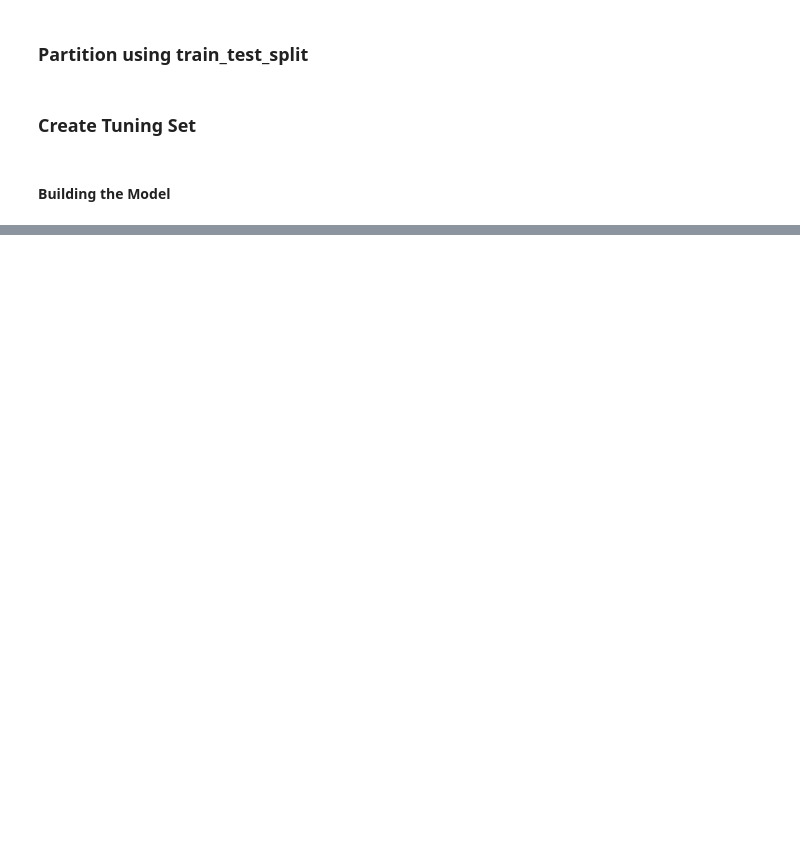
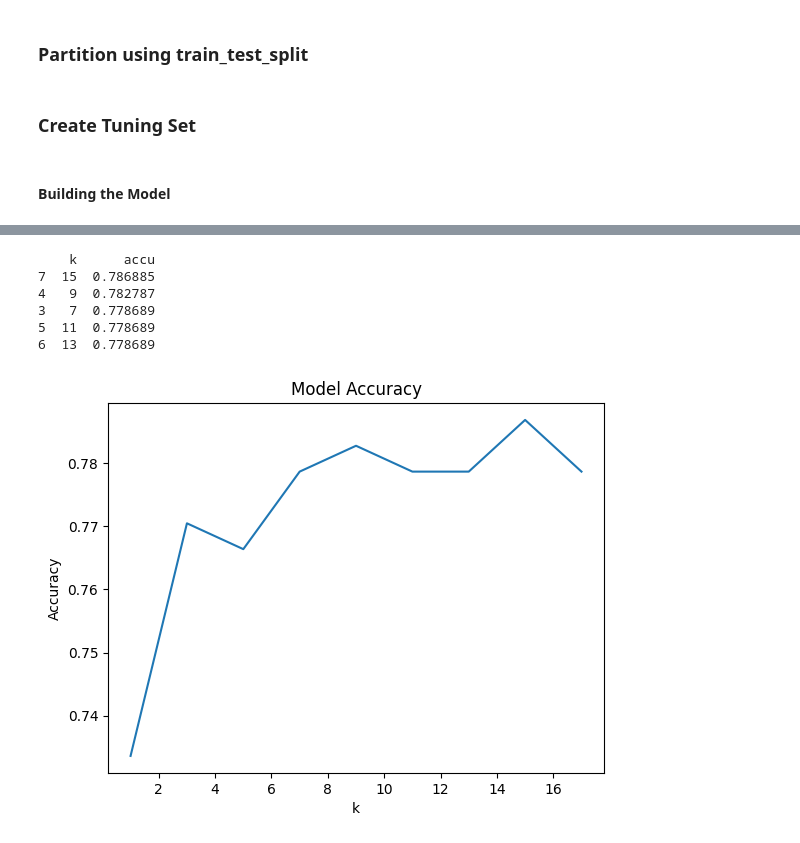
Before and after one commit to CourtneyN387/DS3001-Final, a Jupyter notebook: ds3001-final.ipynb, the cells around one changed output, grey strips where cells are left out. Drawn from its saved outputs; the diff is of its cells as text; code cells hidden in the pictures; blank space fills up the shorter version.

```diff
--- a/ds3001-final.ipynb
+++ b/ds3001-final.ipynb
@@ -197,2 +207,0 @@ X_train, X_test, y_train, y_test = train_test_split(X, y, train_size=0.80, strat
-# %%
-covid_5NN.fit(X_train, y_train)
@@ -202,0 +208,6 @@ KNeighborsClassifier()
+# %%
+import random
+random.seed(1984)
+
+covid_KNN = KNeighborsClassifier(n_neighbors=9)
+covid_KNN.fit(X_train, y_train)
@@ -246,0 +306,13 @@ print(metrics.ConfusionMatrixDisplay.from_predictions(final_model.target,final_m
+# %%
+def chooseK(k, x_train, y_train, x_test, y_test): # 5 parameters - y is target, x is features, need k size
+    random.seed(1)
+    print("calculating... ", k, "k")
+    class_knn = KNeighborsClassifier(n_neighbors = k) # actual model / target
+    class_knn.fit(x_train, y_train) # train and score
+
+    # calculate accuracy
+    accu = class_knn.score(x_test, y_test)
+    return accu
+# %%
+test = pd.DataFrame({'k':list(range(1,18,2)),
+                     'accu':[chooseK(i, X_train, y_train, X_test, y_test) for i in list(range(1, 18, 2))]})
@@ -246,0 +329,18 @@ print(metrics.ConfusionMatrixDisplay.from_predictions(final_model.target,final_m
+# %%
+test2 = test.sort_values(by=['accu'], ascending=False)
+print(test2.head())
+# %% [output]
+    k      accu
+7  15  0.786885
+4   9  0.782787
+3   7  0.778689
+5  11  0.778689
+6  13  0.778689
+# %%
+plt.plot(test['k'], test['accu'])
+plt.xlabel('k')
+plt.ylabel('Accuracy')
+plt.title('Model Accuracy')
+plt.show()
+# %% [output]
+[figure, added]
```
Also changed, not shown: parts of 47 cells of this notebook.
